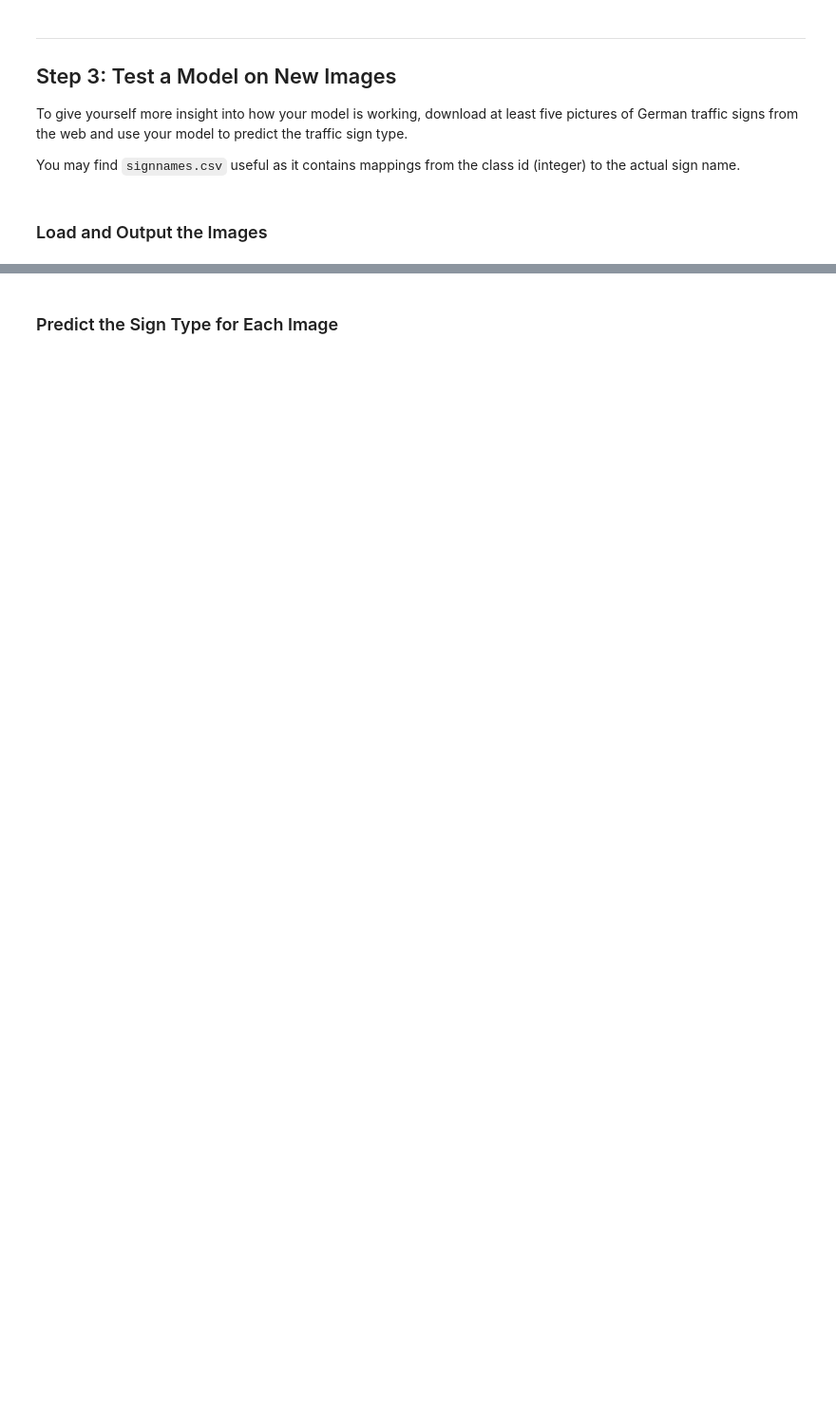
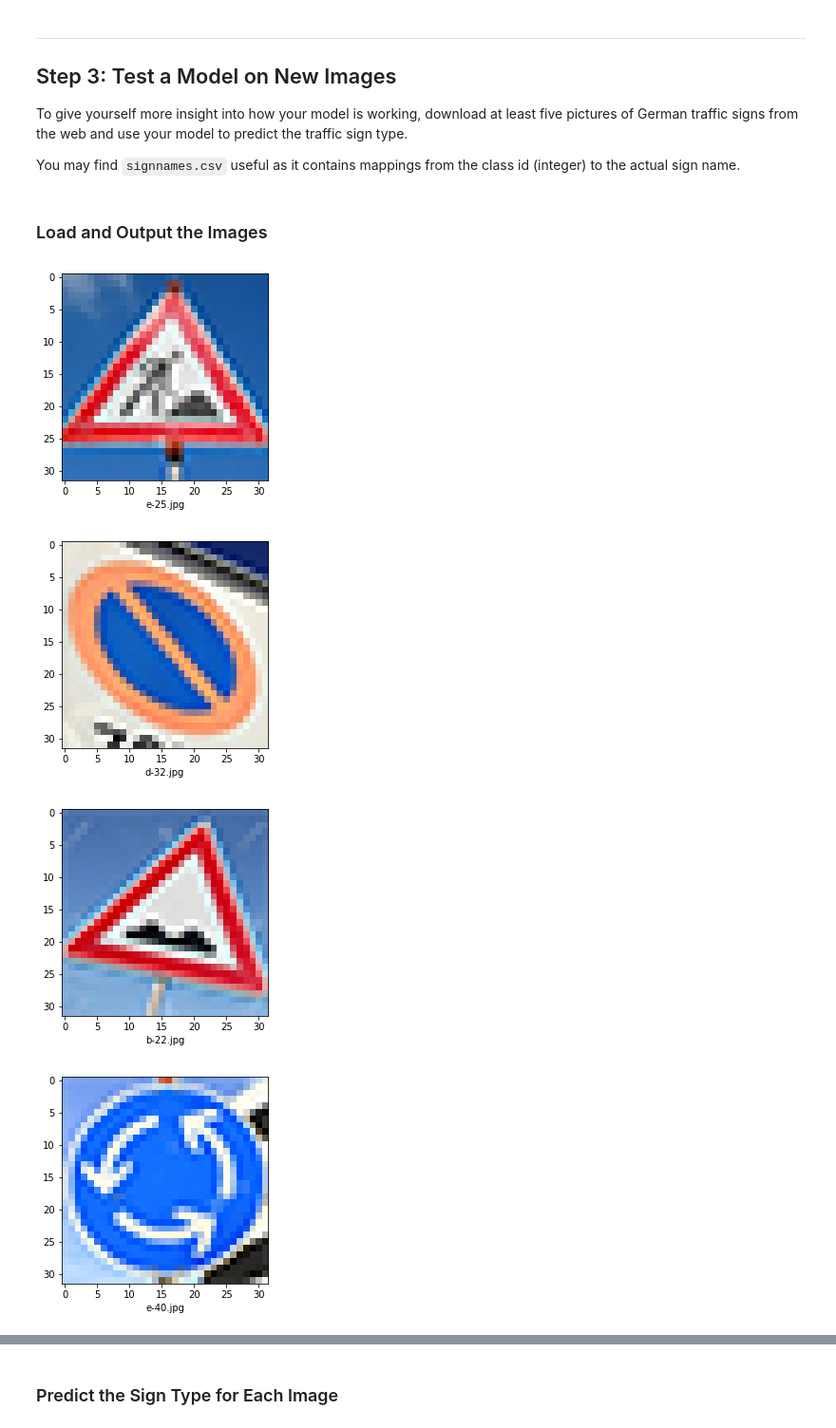
Before and after one commit to ksepehri/CarND-Traffic-Sign-Classifier-Project, a Jupyter notebook: Traffic_Sign_Classifier.ipynb, the cells around one changed output, grey strips where cells are left out. Shown at 95% size. Saved outputs shown, nothing was run; the diff lists cells and outputs as text; code cells hidden in the pictures; blank space fills up the shorter version.

```diff
--- a/Traffic_Sign_Classifier.ipynb
+++ b/Traffic_Sign_Classifier.ipynb
@@ -348,3 +403,21 @@ You may find `signnames.csv` useful as it contains mappings from the class id (i
 # %%
 ### Load the images and plot them here.
 ### Feel free to use as many code cells as needed.
+import os
+import matplotlib.image as mpimg
+test_features = []
+def test_images():
+    dir = "traffic-sign-test-images/"
+    for path in os.listdir(dir):
+        ima = mpimg.imread(dir+path)
+#         print(path)
+        plt.figure()
+        plt.xlabel(path)
+        plt.imshow(ima)
+        test_features.append([int(path[2:4]), ima])
+test_images()
+# %% [output]
+[figure, added]
+[figure, added]
+[figure, added]
+[figure, added]
```
Also changed, not shown: parts of 14 cells of this notebook, 1 other file.
